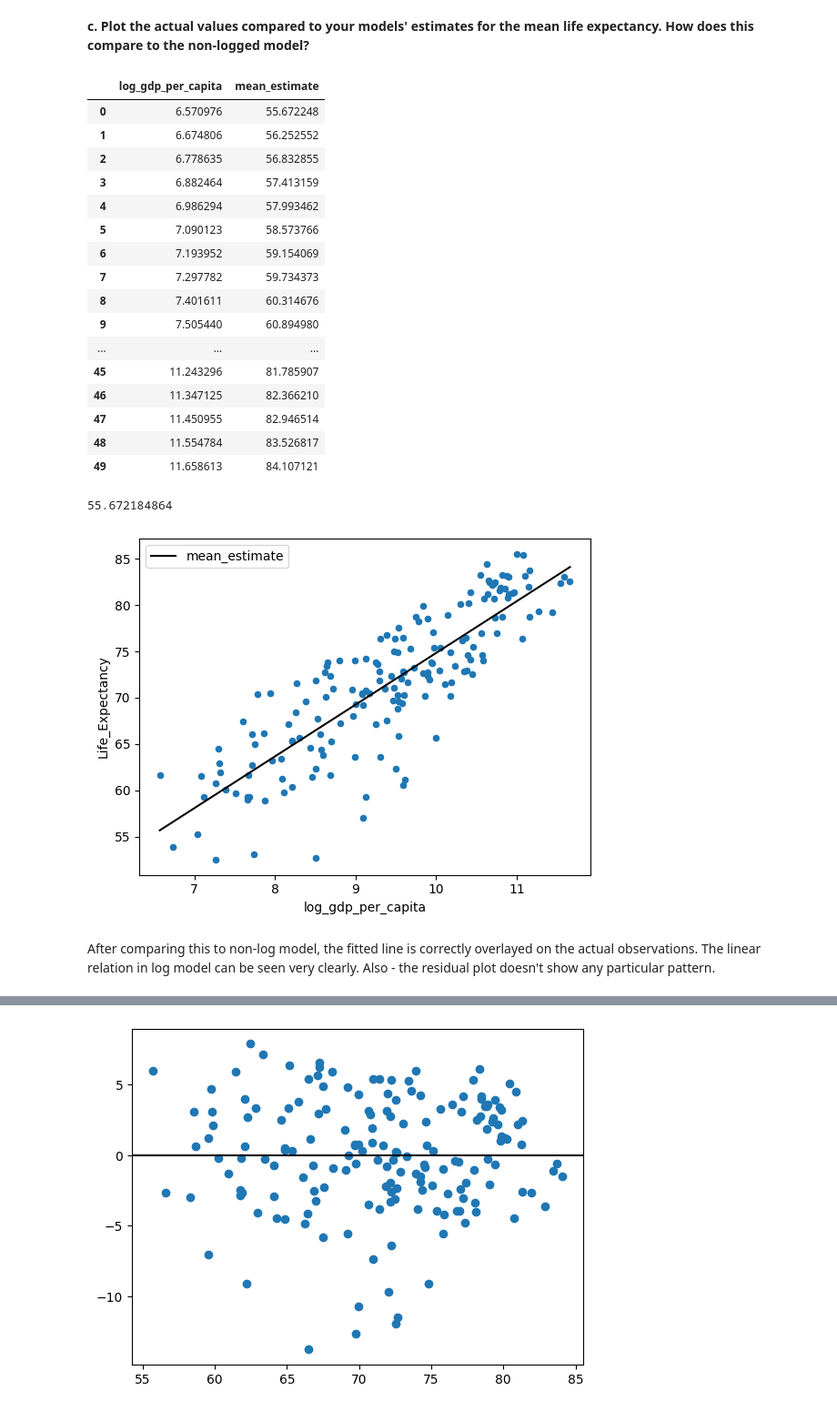
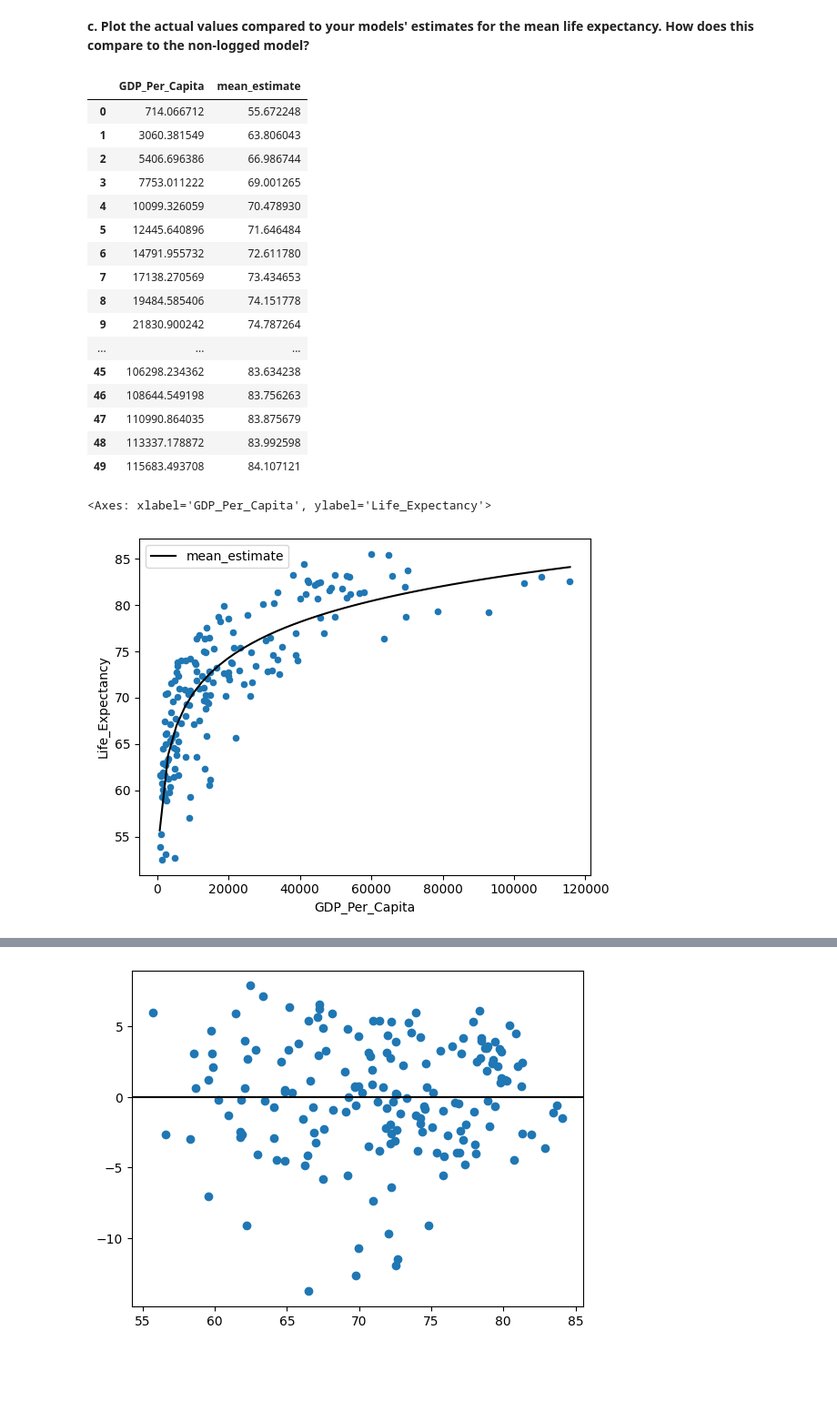
Before and after one commit to nss-data-science-cohort-8/un-exploration-ndpawar1981, a Jupyter notebook: Notebooks/UN_Data_Linear_Regression.ipynb, the cells around one changed output, grey strips where cells are left out. Shown: that part at 91% size. Saved outputs shown, nothing was run; the diff lists cells and outputs as text; code cells hidden in the pictures; blank space fills up the shorter version.

```diff
--- a/Notebooks/UN_Data_Linear_Regression.ipynb
+++ b/Notebooks/UN_Data_Linear_Regression.ipynb
@@ -299,5 +298,5 @@ has underestimated the life expectancy.
 
 <b>3. Now, fit a model for life expectancy based on the log of gdp per capita.</b>
 # %%
-gdp_le_2021['log_gdp_per_capita'] = np.log(gdp_le_2021['GDP_Per_Capita'])
+#gdp_le_2021['log_gdp_per_capita'] = np.log(gdp_le_2021['GDP_Per_Capita'])
 #no need
@@ -326,4 +319,4 @@ gdp_le_2021
 # %%
-lr_le_log_gdp_capita = smf.ols("Life_Expectancy ~ log_gdp_per_capita", data=gdp_le_2021).fit()
+lr_le_log_gdp_capita = smf.ols("Life_Expectancy ~ np.log(GDP_Per_Capita)", data=gdp_le_2021).fit()
 lr_le_log_gdp_capita.params
 # %% [output]
@@ -375,44 +415,34 @@ dtype: float64
 # %% [markdown]
 <b> c. Plot the actual values compared to your models' estimates for the mean life expectancy. How does this compare to the non-logged model?</b>
 # %%
-pred_df = pd.DataFrame(
-    {
-        'log_gdp_per_capita': np.linspace(gdp_le_2021['log_gdp_per_capita'].min(), gdp_le_2021['log_gdp_per_capita'].max())
-    }
+pred_df1 = pd.DataFrame({'GDP_Per_Capita': np.linspace(gdp_le_2021['GDP_Per_Capita'].min(), gdp_le_2021['GDP_Per_Capita'].max())}
 )
-pred_df['mean_estimate'] = lr_le_log_gdp_capita.predict(pred_df)
 
-pred_df
+pred_df1['mean_estimate'] = lr_le_log_gdp_capita.predict(pred_df1)
+
+pred_df1
 # %% [output]
-|  | log_gdp_per_capita | mean_estimate |
-| 0 | 6.570976 | 55.672248 |
-| 1 | 6.674806 | 56.252552 |
-| 2 | 6.778635 | 56.832855 |
-| 3 | 6.882464 | 57.413159 |
-| 4 | 6.986294 | 57.993462 |
-| 5 | 7.090123 | 58.573766 |
-| 6 | 7.193952 | 59.154069 |
-| 7 | 7.297782 | 59.734373 |
-| 8 | 7.401611 | 60.314676 |
-| 9 | 7.505440 | 60.894980 |
+|  | GDP_Per_Capita | mean_estimate |
+| 0 | 714.066712 | 55.672248 |
+| 1 | 3060.381549 | 63.806043 |
+| 2 | 5406.696386 | 66.986744 |
+| 3 | 7753.011222 | 69.001265 |
+| 4 | 10099.326059 | 70.478930 |
+| 5 | 12445.640896 | 71.646484 |
+| 6 | 14791.955732 | 72.611780 |
+| 7 | 17138.270569 | 73.434653 |
+| 8 | 19484.585406 | 74.151778 |
+| 9 | 21830.900242 | 74.787264 |
 | ... | ... | ... |
-| 45 | 11.243296 | 81.785907 |
-| 46 | 11.347125 | 82.366210 |
-| 47 | 11.450955 | 82.946514 |
-| 48 | 11.554784 | 83.526817 |
-| 49 | 11.658613 | 84.107121 |
+| 45 | 106298.234362 | 83.634238 |
+| 46 | 108644.549198 | 83.756263 |
+| 47 | 110990.864035 | 83.875679 |
+| 48 | 113337.178872 | 83.992598 |
+| 49 | 115683.493708 | 84.107121 |
-# %%
-Verify the above estimates
-18.9470 + (5.5890 * 6.570976)
-# %% [output]
-55.672184864
 # %%
-fig, ax = plt.subplots()
-gdp_le_2021.plot(kind="scatter", x="log_gdp_per_capita", y="Life_Expectancy", ax=ax)
-pred_df.plot(kind="line", x="log_gdp_per_capita", y="mean_estimate", color="black", ax=ax);
+fig,ax = plt.subplots()
+gdp_le_2021.plot(kind="scatter", x="GDP_Per_Capita", y="Life_Expectancy", ax=ax)
+pred_df1.plot(x='GDP_Per_Capita', y='mean_estimate',ax=ax, color = 'black')
 # %% [output]
+<Axes: xlabel='GDP_Per_Capita', ylabel='Life_Expectancy'>
-[figure, old version]
+[figure, new version]
-# %% [markdown]
-After comparing this to non-log model, the fitted line is correctly overlayed on the actual observations. The linear relation in
-log model can be seen very clearly.
-Also - the residual plot doesn't show any particular pattern.
```
Also changed, not shown: parts of 54 cells of this notebook.
